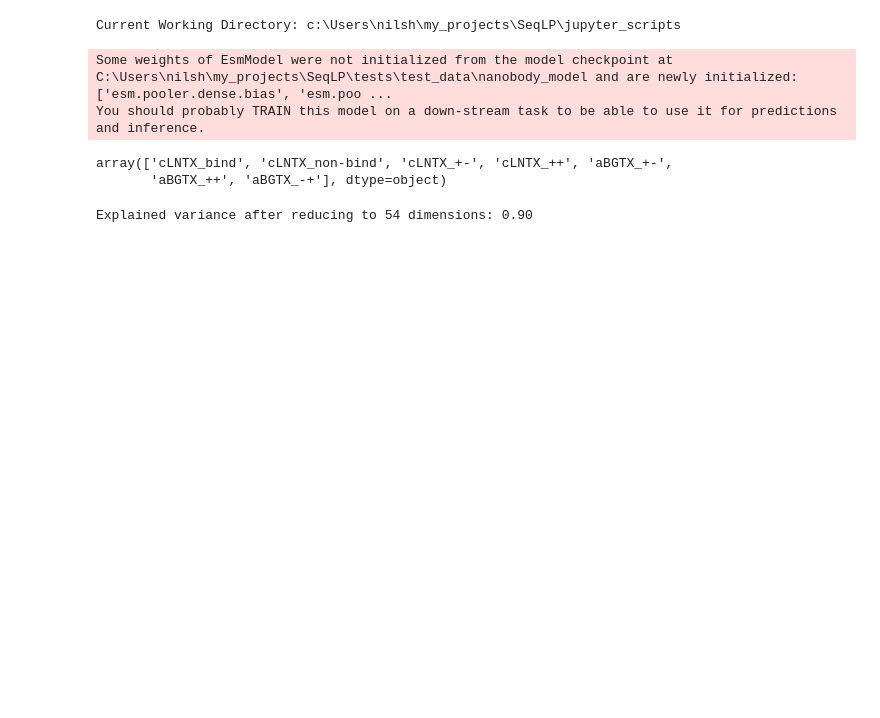
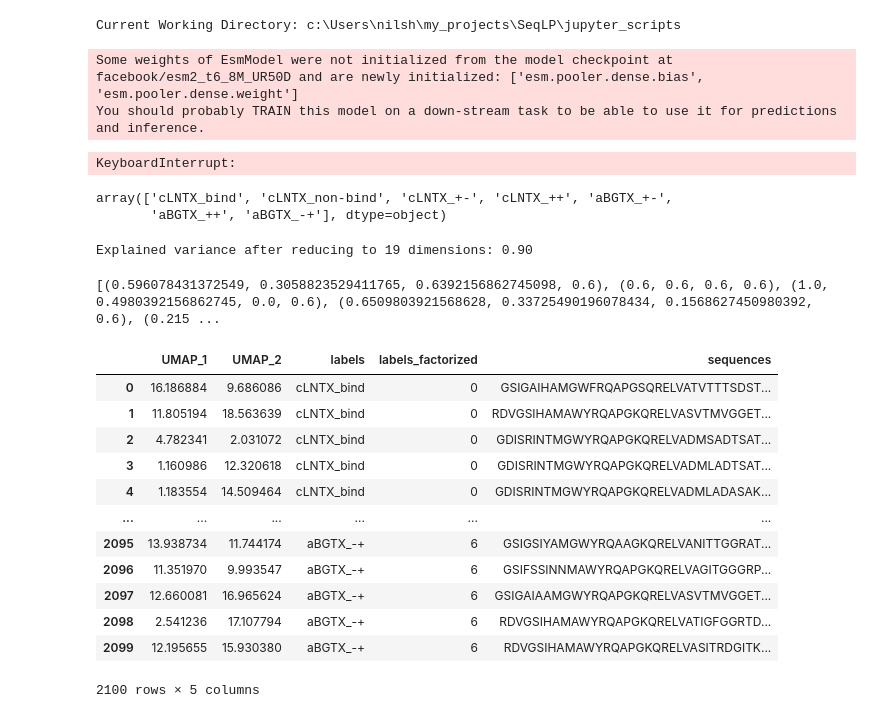
Before and after one commit to DigBioLab/SeqLP, a Jupyter notebook: jupyter_scripts/max_instruction.ipynb, the cells around one changed output. Cells and saved outputs as stored; diff of their text form; code cells hidden in the pictures; blank space fills up the shorter version.

```diff
--- a/jupyter_scripts/max_instruction.ipynb
+++ b/jupyter_scripts/max_instruction.ipynb
@@ -34,17 +34,20 @@ def translate_nucleotide_to_amino_acid(nucleotide_sequence):
     return str(seq.translate())
 # %%
 sequencing_report = pd.read_csv(r"C:\Users\nilsh\my_projects\ExpoSeq\my_experiments\max_new\sequencing_report.csv",)
+sequencing_report = sequencing_report.groupby("Experiment").head(300)
 sequencing_report["full_seq"] = sequencing_report["targetSequences"].apply(translate_nucleotide_to_amino_acid)
 sequences = sequencing_report["full_seq"].tolist()
 model_path = r"C:\Users\nilsh\my_projects\SeqLP\tests\test_data\nanobody_model" ## you can also use hugginface paths
 # %%
-Analyse = AnalyseModel(model_string = model_path)
+Analyse = AnalyseModel(model_string = r"facebook/esm2_t6_8M_UR50D")
 # %% [output]
-Some weights of EsmModel were not initialized from the model checkpoint at C:\Users\nilsh\my_projects\SeqLP\tests\test_data\nanobody_model and are newly initialized: ['esm.pooler.dense.bias', 'esm.poo ...
+Some weights of EsmModel were not initialized from the model checkpoint at facebook/esm2_t6_8M_UR50D and are newly initialized: ['esm.pooler.dense.bias', 'esm.pooler.dense.weight']
 You should probably TRAIN this model on a down-stream task to be able to use it for predictions and inference.
 # %%
 embeddings = Analyse._embed_sequences(sequences)
 np.savetxt("nanobody_embeddings.csv", embeddings)
+# %% [output]
+KeyboardInterrupt:
 # %%
 labels = sequencing_report["Experiment"].tolist()
 sequencing_report["Experiment"].unique()
@@ -64,6 +67,22 @@ colors = [cmap(i / float(n_colors - 1)) for i in range(n_colors)]
 color_list = [colors[3], colors[8], colors[4], colors[6], colors[1], colors[2], colors[0]]
 # %%
 title = "Embeddings of Nanobody sequences with UMAP"
-Analyse.embed_cluster_label(sequences, labels, n_neighbors = 10, alpha = 0.8, size_points = 20, cmap = "Set1", color_list = color_list, title = title)
+Analyse.embed_cluster_label(sequences, labels, n_neighbors = 15, min_dist=0.1, alpha = 0.6, size_points = 30, cmap = "Set1", color_list = color_list, title = title)
+# %% [output]
+Explained variance after reducing to 19 dimensions: 0.90
+[(0.596078431372549, 0.3058823529411765, 0.6392156862745098, 0.6), (0.6, 0.6, 0.6, 0.6), (1.0, 0.4980392156862745, 0.0, 0.6), (0.6509803921568628, 0.33725490196078434, 0.1568627450980392, 0.6), (0.215 ...
+|  | UMAP_1 | UMAP_2 | labels | labels_factorized | sequences |
+| 0 | 16.186884 | 9.686086 | cLNTX_bind | 0 | GSIGAIHAMGWFRQAPGSQRELVATVTTTSDST... |
+| 1 | 11.805194 | 18.563639 | cLNTX_bind | 0 | RDVGSIHAMAWYRQAPGKQRELVASVTMVGGET... |
+| 2 | 4.782341 | 2.031072 | cLNTX_bind | 0 | GDISRINTMGWYRQAPGKQRELVADMSADTSAT... |
+| 3 | 1.160986 | 12.320618 | cLNTX_bind | 0 | GDISRINTMGWYRQAPGKQRELVADMLADTSAT... |
+| 4 | 1.183554 | 14.509464 | cLNTX_bind | 0 | GDISRINTMGWYRQAPGKQRELVADMLADASAK... |
+| ... | ... | ... | ... | ... | ... |
+| 2095 | 13.938734 | 11.744174 | aBGTX_-+ | 6 | GSIGSIYAMGWYRQAAGKQRELVANITTGGRAT... |
+| 2096 | 11.351970 | 9.993547 | aBGTX_-+ | 6 | GSIFSSINNMAWYRQAPGKQRELVAGITGGGRP... |
+| 2097 | 12.660081 | 16.965624 | aBGTX_-+ | 6 | GSIGAIAAMGWYRQAPGKQRELVASVTMVGGET... |
+| 2098 | 2.541236 | 17.107794 | aBGTX_-+ | 6 | RDVGSIHAMAWYRQAPGKQRELVATIGFGGRTD... |
+| 2099 | 12.195655 | 15.930380 | aBGTX_-+ | 6 | RDVGSIHAMAWYRQAPGKQRELVASITRDGITK... |
+2100 rows × 5 columns
 # %%
 Analyse.save_in_plots("nanobody_umap")
@@ -70,8 +91,6 @@ Analyse.save_in_plots("nanobody_umap")
 # %%
-embeddings = np.loadtxt("nanobody_embeddings.csv")
+
 title = "Embeddings of Nanobody sequences with UMAP"
 Analyse.embed_cluster_label(sequences, labels, embeddings = embeddings, n_neighbors = 20, min_dist = 0.01, alpha = 0.6, size_points = 20, cmap = "Set1", color_list = color_list, title = title)
-# %% [output]
-Explained variance after reducing to 54 dimensions: 0.90
 # %%
 Analyse.save_in_plots("nanobody_umap")
```
Also changed, not shown: parts of 1 cell of this notebook, 6 other files.
